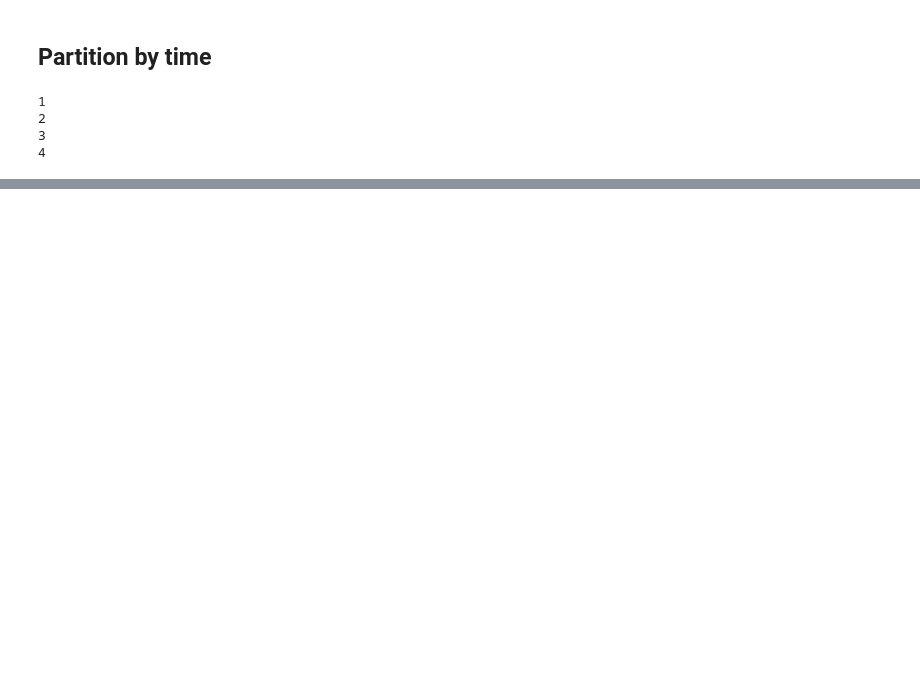
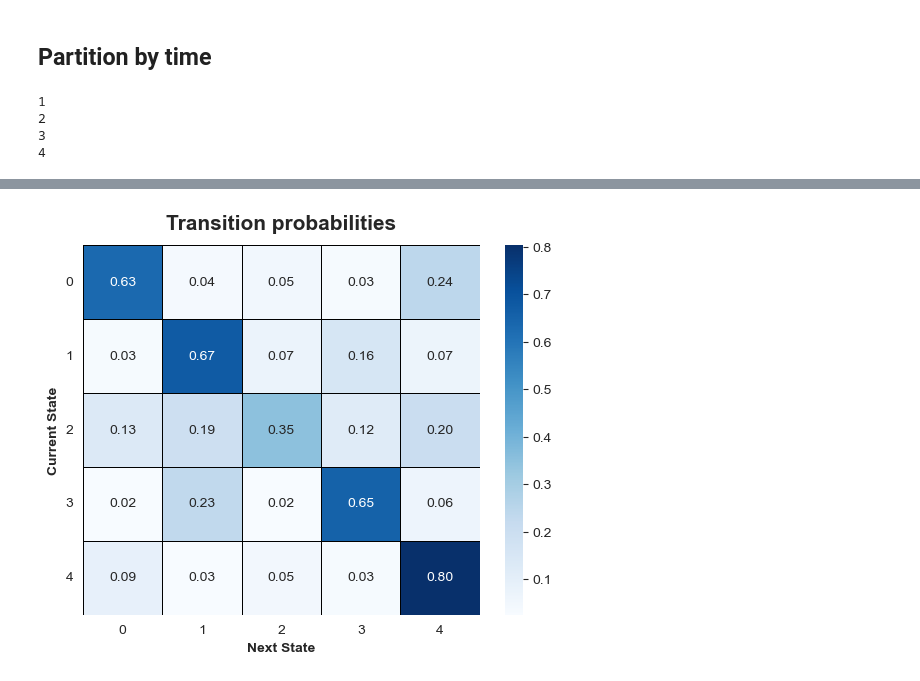
Before and after one commit to dioday45/FIN-525-Project, a Jupyter notebook: notebooks/Communities.ipynb, the cells around one changed output, grey strips where cells are left out. Drawn from its saved outputs; the diff is of its cells as text; code cells hidden in the pictures; blank space fills up the shorter version.

```diff
--- a/notebooks/Communities.ipynb
+++ b/notebooks/Communities.ipynb
@@ -292,14 +313,16 @@ Community Group: ['Uniswap', 'Bitcoin Cash', 'Aave', 'Synthetix Network', 'Bitco
 # %% [markdown]
 ## Partition by time
+# %%
+df_to_use_time = daily_log_returns.iloc[:, :20].copy().T
 # %%
-partition_time, mygraph = LouvainCorrelationClustering(returns[:2000].copy().T)
+partition_time, mygraph = LouvainCorrelationClustering(df_to_use_time)
 # %% [output]
 1
 2
 3
 4
 # %%
-all_times = list(returns[:2000].T.columns)
+all_times = list(df_to_use_time.columns)
 # %%
 dict_clusters_time = {}
 for i,name in enumerate(all_times):
@@ -381,0 +437,21 @@ returns.iloc[:,:10]
+# %%
+# Convert the transitions_count dictionary to a DataFrame
+df_transitions = pd.DataFrame(list(transitions_count.items()), columns=['Transition', 'Count'])
+
+# Extract current and next states into separate columns
+df_transitions[['Current State', 'Next State']] = pd.DataFrame(df_transitions['Transition'].tolist(), index=df_transitions.index)
+
+# Drop the original 'Transition' column
+df_transitions = df_transitions.drop(columns=['Transition'])
+
+# Create a pivot table to get the counts in matrix form
+transition_matrix = df_transitions.pivot_table(index='Current State', columns='Next State', values='Count', fill_value=0)
+
+# Normalize the counts to get probabilities
+transition_matrix_prob = transition_matrix.div(transition_matrix.sum(axis=1), axis=0)
+
+# Display the transition matrix and probabilities
+print("Transition Matrix:")
+print(transition_matrix)
+print("\nTransition Probabilities:")
+print(transition_matrix_prob)
@@ -381,0 +476,20 @@ returns.iloc[:,:10]
+# %%
+transition_matrix = transition_matrix_prob
+
+#heatmap_figsize=(36,12)
+ticks = np.arange(0.5, len(transition_matrix), 1)
+
+
+communities_name = range(len(transition_matrix))
+
+# Heatmap of the ratio of votes across communities
+#plt.figure(figsize=heatmap_figsize)
+sns.heatmap(transition_matrix, cmap="Blues", annot=True, fmt=".2f", linewidths=.5, linecolor="black")
+plt.title("Transition probabilities",size=15, fontweight='bold', y=1.02)
+plt.xlabel("Next State", size=10, fontweight='bold')
+plt.ylabel("Current State", size=10, fontweight='bold')
+plt.xticks(ticks=ticks,labels=communities_name)
+plt.yticks(ticks=ticks, labels=communities_name, rotation='horizontal')
+plt.show()
+# %% [output]
+[figure, added]
```
Also changed, not shown: parts of 24 cells of this notebook.
